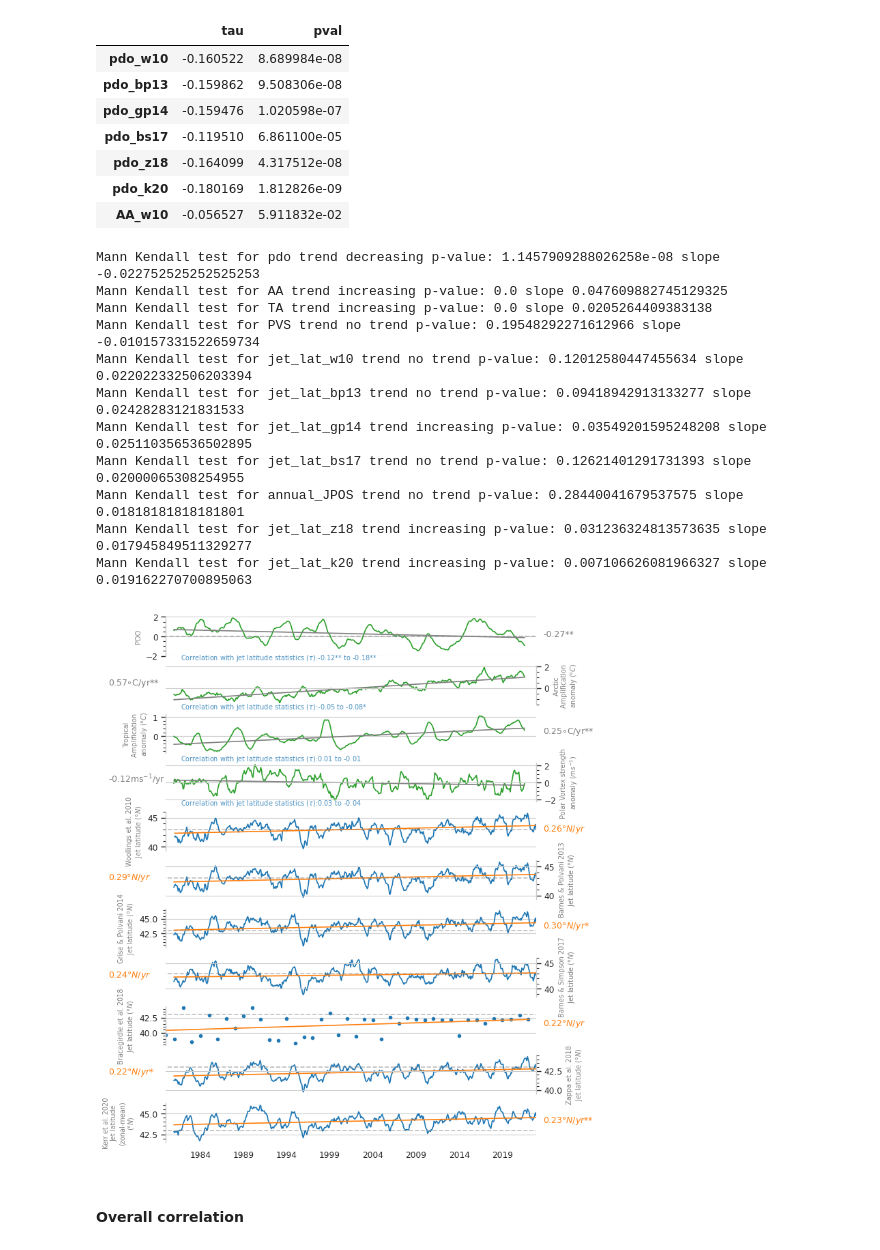
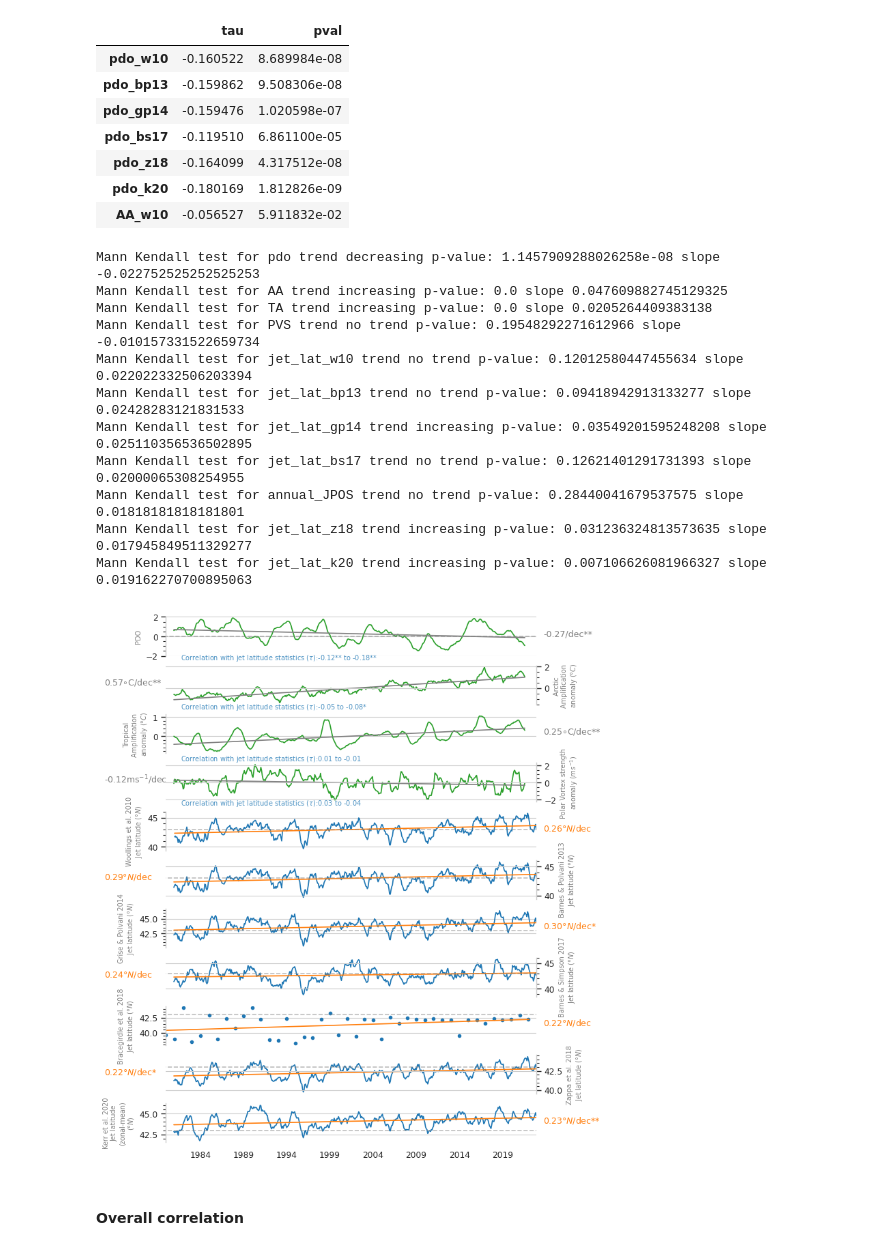
Before and after one commit to Thomasjkeel/uncertainty-in-npac-jet-shift, a Jupyter notebook: Figure_1.ipynb, the cells around one changed output. Cells and saved outputs as stored; diff of their text form; code cells hidden in the pictures.

```diff
--- a/Figure_1.ipynb
+++ b/Figure_1.ipynb
@@ -192,8 +192,7 @@ ylabels = ["PDO", "Arctic \nAmplification \nanomaly (${\degree C}$)", "Tropical
            "Zappa et al. 2018\nJet latitude (${\degree N}$)",\
           "Kerr et al. 2020\nJet latitude\n(zonal-mean)\n(${\degree N}$)"]
 
-slope_units = ["", "${\circ}$C/yr", "${\circ}$C/yr", "ms$^{-1}$/yr"]
-
+slope_units = ["/dec", "${\circ}$C/dec", "${\circ}$C/dec", "ms$^{-1}$/dec"]
 all_data_1m_resampled['pdo'].rolling(window=WINDOW_SIZE).mean().plot(ax=axes[0], c='C2')
 axes[0].set_ylim(-2, 2)
 axes[0].hlines(0, 100, 648, alpha=.5, color='grey', linestyle='--')
@@ -253,7 +252,7 @@ for ax, col_name, ylabel in zip(axes, cols_to_plot, ylabels):
     if counter < 4:
         slope_label = slope_units[counter]
     else:
-        slope_label = "${\degree N/yr}$"
+        slope_label = "${\degree N}$/dec"
 
     ## run Augmented Dickey Fuller
     if col_name == 'annual_JPOS':
@@ -272,7 +271,7 @@ for ax, col_name, ylabel in zip(axes, cols_to_plot, ylabels):
     slope_by_year = mktest.slope*12
     if counter % 2 == 1:
         ymin, ymax = twin_ax.get_ylim()
-        twin_ax.text(s=f"{slope_by_year:.2f}{slope_label}", x=twin_ax.get_xlim()[0]-80, y=(ymin + ymax)/2, fontsize=9, c=color_to_use)
+        twin_ax.text(s=f"{slope_by_year:.2f}{slope_label}", x=34, y=(ymin + ymax)/2, fontsize=9, c=color_to_use)
     else:
         ymin, ymax = ax.get_ylim()
         ax.text(s=f"{slope_by_year:.2f}{slope_label}", x=ax.get_xlim()[-1]+10, y=(ymin + ymax)/2, fontsize=9, c=color_to_use)
@@ -298,34 +297,34 @@ for n in range(0, 4):
         max_asterix += "*"
     if tau_max_pval < 0.01:
         max_asterix += "*"
     if abs(tau_min) > abs(tau_max):
         axes[n].text(s="Correlation with jet latitude statistics "+r"($\tau$):"+f"{tau_max:.2f}{max_asterix} to {tau_min:.2f}{min_asterix}", x=xmin+20, y=ymin-.4, fontsize=7, c='C0', alpha=.8)
     else:
         axes[n].text(s="Correlation with jet latitude statistics "+r"($\tau$):"+f"+{tau_min:.2f}{min_asterix} to +{tau_max:.2f}{max_asterix}", x=xmin+20, y=ymin-.4, fontsize=7, c='C0', alpha=.8)
 
 for n in range(4, 11):
     if n % 2 != 1:
         axes[n].hlines(43, 0, 680, color='gray', alpha=0.5, linestyle='--')
 
 # for ax in axes:
 #     ax.set_xlim(134, 628)
 
 axes[-1].set_xlabel("")
 fig.subplots_adjust(hspace=0.25)
 # fig.savefig('figures/figure_1.png', dpi=300, bbox_inches='tight', transparent=False)
 # %% [output]
 Mann Kendall test for pdo trend decreasing p-value: 1.1457909288026258e-08 slope -0.022752525252525253
 Mann Kendall test for AA trend increasing p-value: 0.0 slope 0.047609882745129325
 Mann Kendall test for TA trend increasing p-value: 0.0 slope 0.0205264409383138
 Mann Kendall test for PVS trend no trend p-value: 0.19548292271612966 slope -0.010157331522659734
 Mann Kendall test for jet_lat_w10 trend no trend p-value: 0.12012580447455634 slope 0.022022332506203394
 Mann Kendall test for jet_lat_bp13 trend no trend p-value: 0.09418942913133277 slope 0.02428283121831533
 Mann Kendall test for jet_lat_gp14 trend increasing p-value: 0.03549201595248208 slope 0.025110356536502895
 Mann Kendall test for jet_lat_bs17 trend no trend p-value: 0.12621401291731393 slope 0.02000065308254955
 Mann Kendall test for annual_JPOS trend no trend p-value: 0.28440041679537575 slope 0.01818181818181801
 Mann Kendall test for jet_lat_z18 trend increasing p-value: 0.031236324813573635 slope 0.017945849511329277
 Mann Kendall test for jet_lat_k20 trend increasing p-value: 0.007106626081966327 slope 0.019162270700895063
-[figure, old version]
+[figure, new version]
 # %% [markdown]
 #### Overall correlation
 # %%
```
Also changed, not shown: parts of 2 cells of this notebook, 18 other files.
